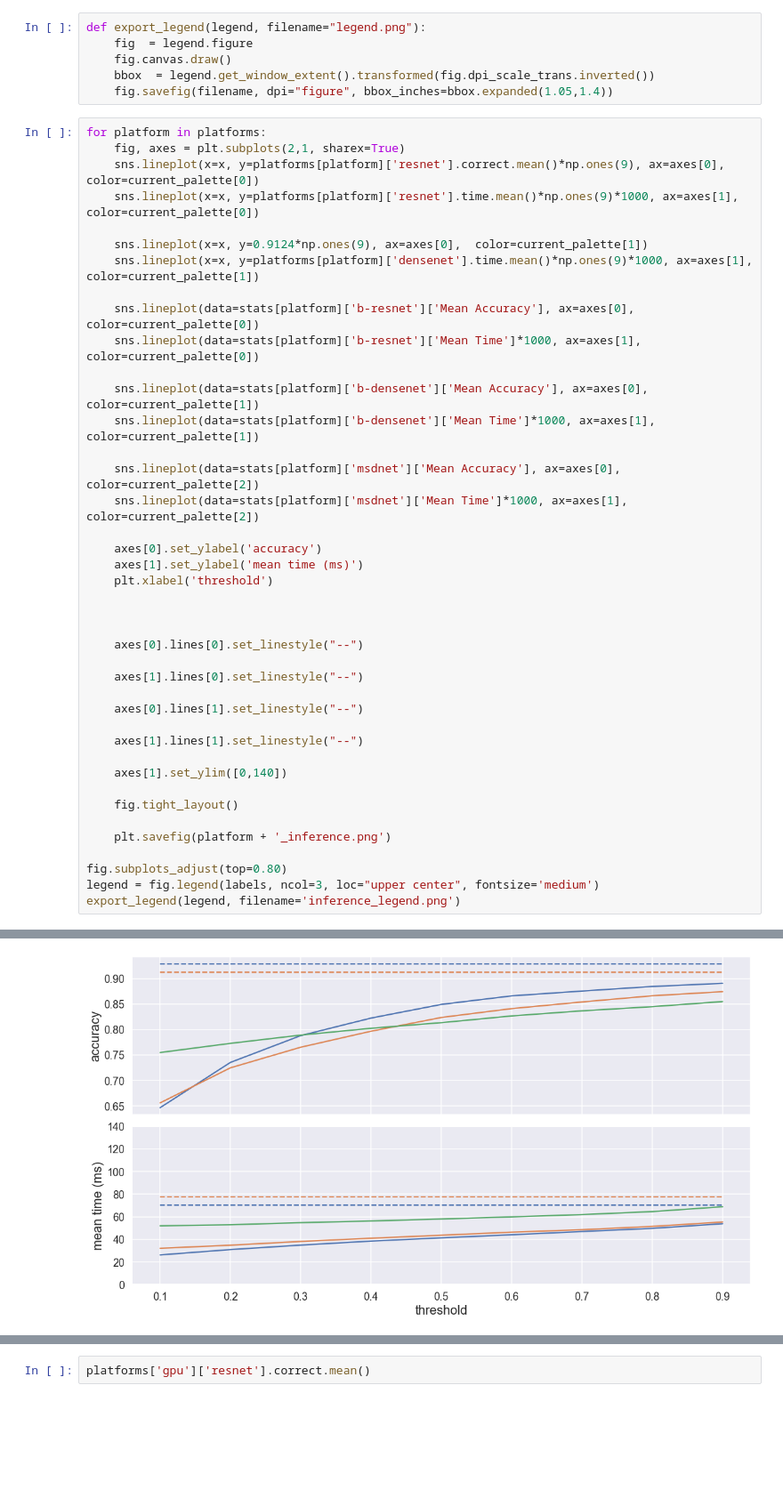
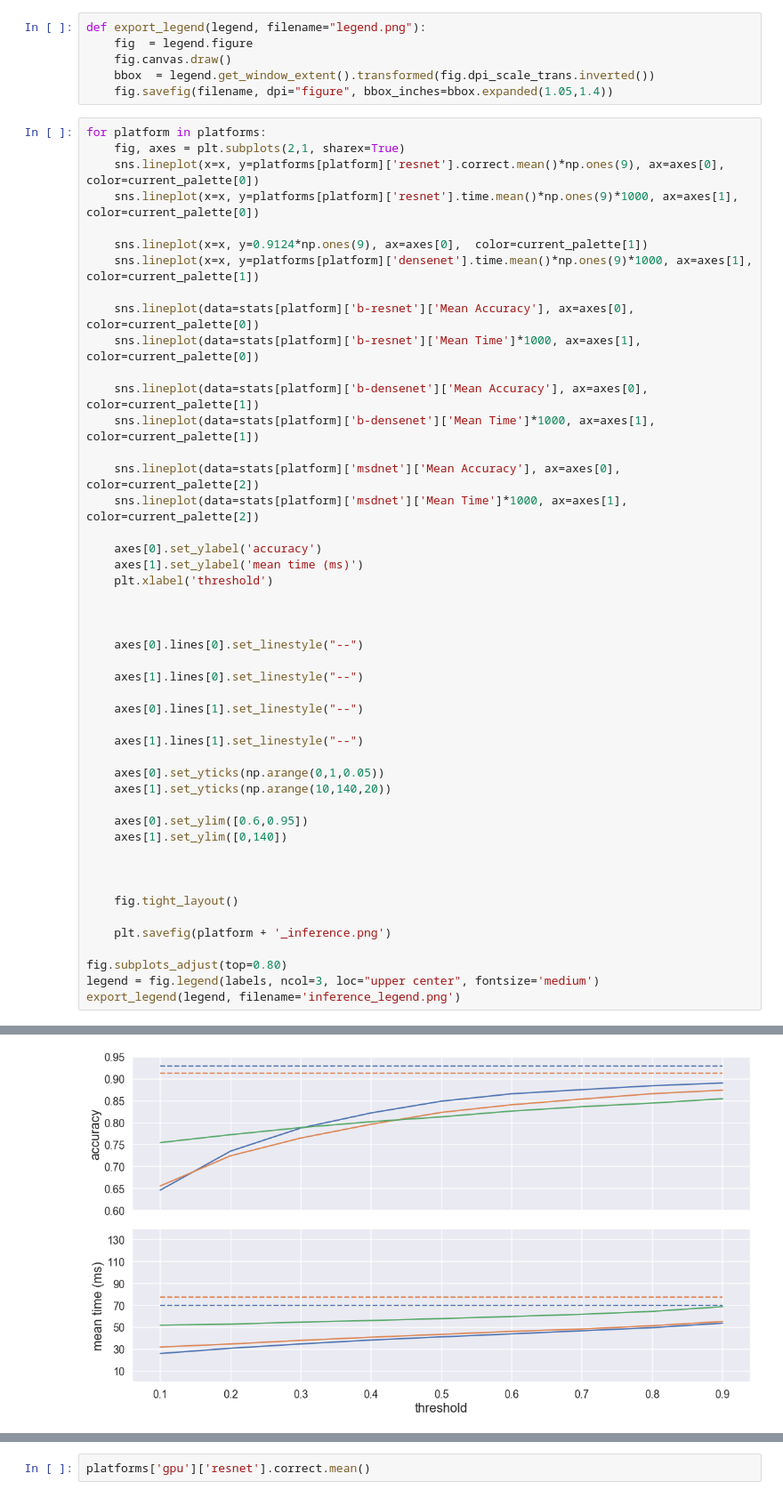
Before and after one commit to AlexKarlsen/thesis-src, a Jupyter notebook: DDNN/logging/threshold_test/threshold early exit/Inference analysis All.ipynb, the cells around one changed output, grey strips where cells are left out. Shown: that part at 89% size. Cells and saved outputs as stored; diff of their text form; blank space fills up the shorter version.

```diff
--- a/DDNN/logging/threshold_test/threshold early exit/Inference analysis All.ipynb
+++ b/DDNN/logging/threshold_test/threshold early exit/Inference analysis All.ipynb
@@ -177,7 +177,13 @@ for platform in platforms:
 
     axes[1].lines[1].set_linestyle("--")
 
+    axes[0].set_yticks(np.arange(0,1,0.05))
+    axes[1].set_yticks(np.arange(10,140,20))
+
+    axes[0].set_ylim([0.6,0.95])
     axes[1].set_ylim([0,140])
+
+
 
     fig.tight_layout()
 
@@ -191 +197 @@ export_legend(legend, filename='inference_legend.png')
-[figure, old version]
+[figure, new version]
```
Also changed, not shown: parts of 2 cells of this notebook, 28 other files.
